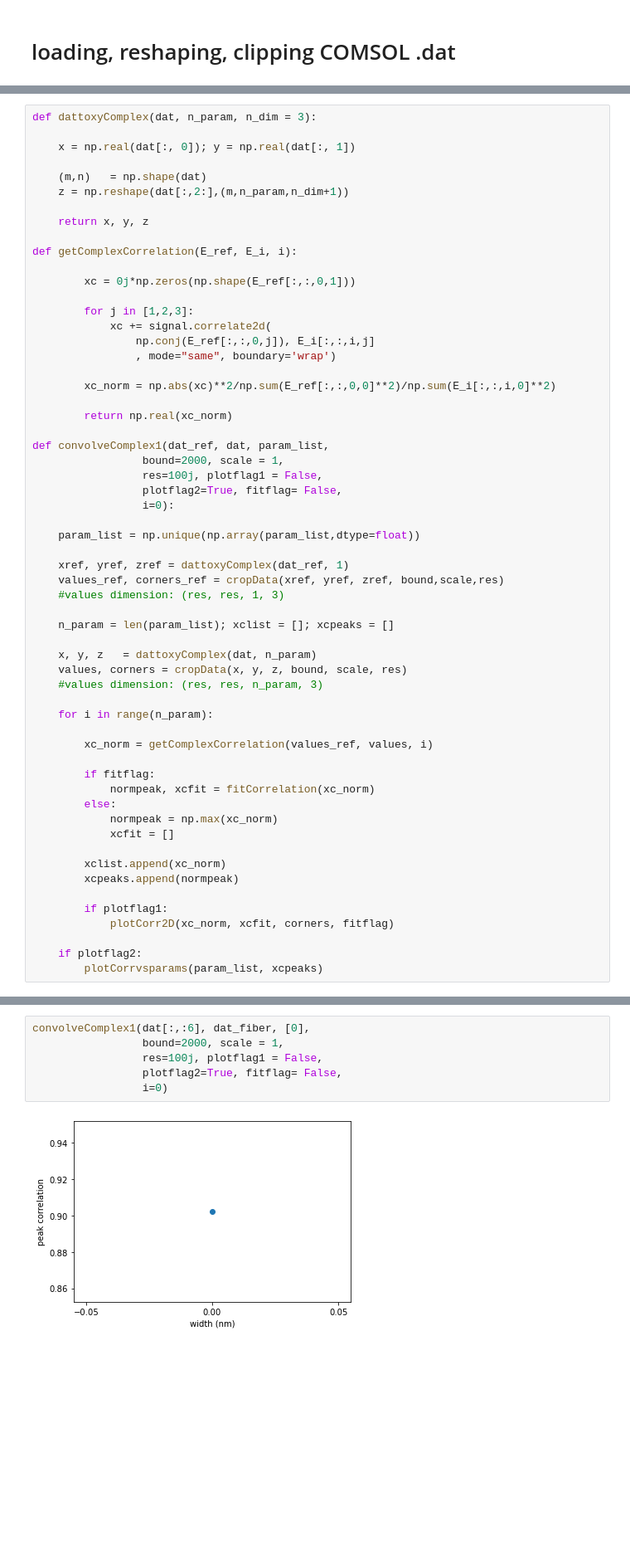
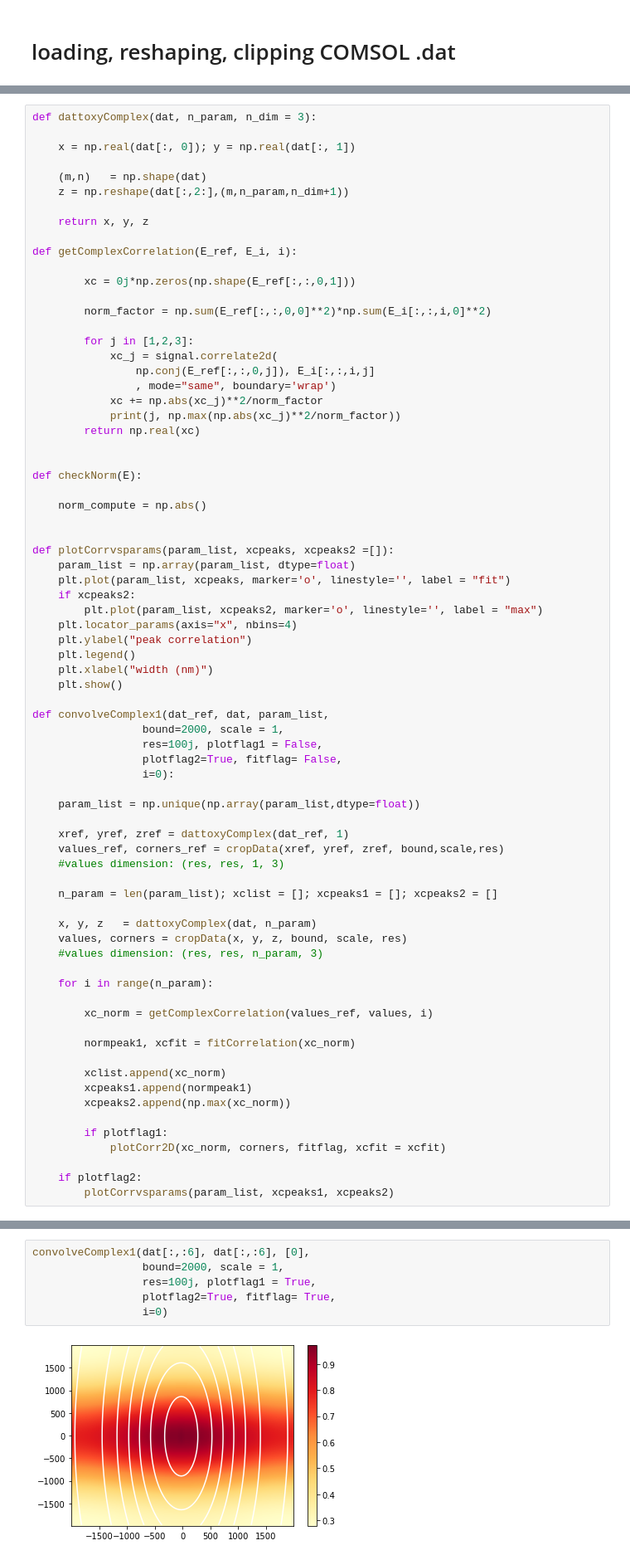
Before and after one commit to polnops/mode_overlap, a Jupyter notebook: mode_overlap.ipynb, the cells around one changed output, grey strips where cells are left out. Shown at 83% size. Cells and saved outputs as stored; diff of their text form; blank space fills up the shorter version.

```diff
--- a/mode_overlap.ipynb
+++ b/mode_overlap.ipynb
@@ -85,14 +40,32 @@ def getComplexCorrelation(E_ref, E_i, i):
 
         xc = 0j*np.zeros(np.shape(E_ref[:,:,0,1]))
 
+        norm_factor = np.sum(E_ref[:,:,0,0]**2)*np.sum(E_i[:,:,i,0]**2)
+
         for j in [1,2,3]:
-            xc += signal.correlate2d(
+            xc_j = signal.correlate2d(
                 np.conj(E_ref[:,:,0,j]), E_i[:,:,i,j]
                 , mode="same", boundary='wrap')
+            xc += np.abs(xc_j)**2/norm_factor
+            print(j, np.max(np.abs(xc_j)**2/norm_factor))
+        return np.real(xc)
 
-        xc_norm = np.abs(xc)**2/np.sum(E_ref[:,:,0,0]**2)/np.sum(E_i[:,:,i,0]**2)
 
-        return np.real(xc_norm)
+def checkNorm(E):
+
+    norm_compute = np.abs()
+
+
+def plotCorrvsparams(param_list, xcpeaks, xcpeaks2 =[]):
+    param_list = np.array(param_list, dtype=float)
+    plt.plot(param_list, xcpeaks, marker='o', linestyle='', label = "fit")
+    if xcpeaks2:
+        plt.plot(param_list, xcpeaks2, marker='o', linestyle='', label = "max")
+    plt.locator_params(axis="x", nbins=4)
+    plt.ylabel("peak correlation")
+    plt.legend()
+    plt.xlabel("width (nm)")
+    plt.show()
 
 def convolveComplex1(dat_ref, dat, param_list,
                  bound=2000, scale = 1,
@@ -106,7 +79,7 @@ def convolveComplex1(dat_ref, dat, param_list,
     values_ref, corners_ref = cropData(xref, yref, zref, bound,scale,res)
     #values dimension: (res, res, 1, 3)
 
-    n_param = len(param_list); xclist = []; xcpeaks = []
+    n_param = len(param_list); xclist = []; xcpeaks1 = []; xcpeaks2 = []
 
     x, y, z   = dattoxyComplex(dat, n_param)
     values, corners = cropData(x, y, z, bound, scale, res)
@@ -116,19 +89,16 @@ def convolveComplex1(dat_ref, dat, param_list,
 
         xc_norm = getComplexCorrelation(values_ref, values, i)
 
-        if fitflag:
-            normpeak, xcfit = fitCorrelation(xc_norm)
-        else:
-            normpeak = np.max(xc_norm)
-            xcfit = []
+        normpeak1, xcfit = fitCorrelation(xc_norm)
 
         xclist.append(xc_norm)
-        xcpeaks.append(normpeak)
+        xcpeaks1.append(normpeak1)
+        xcpeaks2.append(np.max(xc_norm))
 
         if plotflag1:
-            plotCorr2D(xc_norm, xcfit, corners, fitflag)
+            plotCorr2D(xc_norm, corners, fitflag, xcfit = xcfit)
 
     if plotflag2:
-        plotCorrvsparams(param_list, xcpeaks)
+        plotCorrvsparams(param_list, xcpeaks1, xcpeaks2)
 # %%
 convolveComplex1(dat_fiber, dat, param_list,
@@ -149,8 +160,8 @@ convolveComplex1(dat_fiber, dat_fiber, [0],
 # %%
-convolveComplex1(dat[:,:6], dat_fiber, [0],
+convolveComplex1(dat[:,:6], dat[:,:6], [0],
                  bound=2000, scale = 1,
-                 res=100j, plotflag1 = False,
-                 plotflag2=True, fitflag= False,
+                 res=100j, plotflag1 = True,
+                 plotflag2=True, fitflag= True,
                  i=0)
 # %% [output]
-[figure, old version]
+[figure, new version]
```
Also changed, not shown: parts of 9 cells of this notebook, 2 other files.
